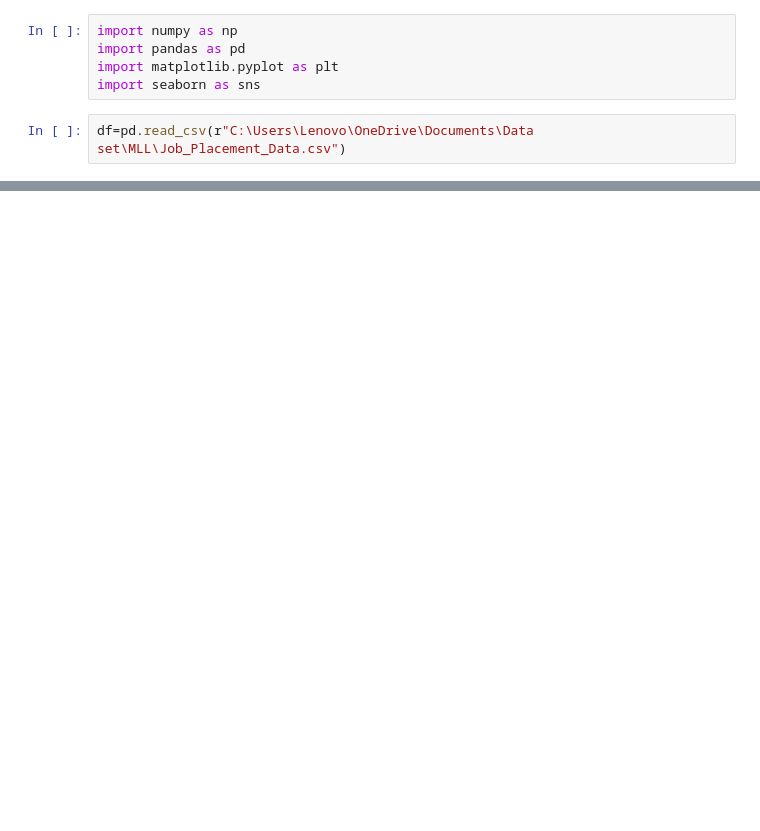
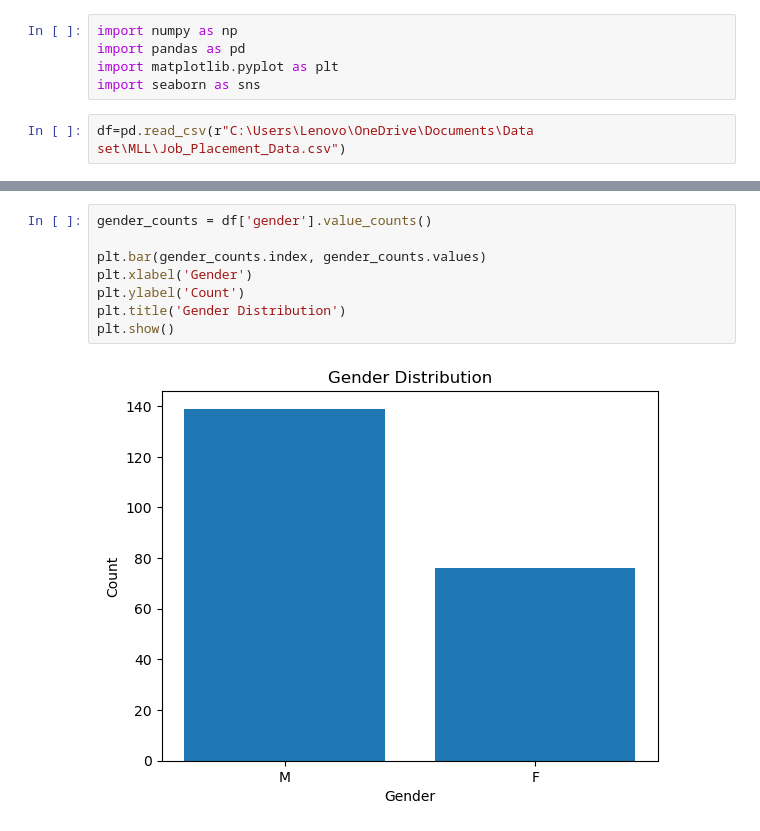
Before and after one commit to HarshRaut9945/Machine-Learning-Project, a Jupyter notebook: Job_place/data.ipynb, the cells around one changed output, grey strips where cells are left out. Cells and saved outputs as stored; diff of their text form; blank space fills up the shorter version.

```diff
--- a/Job_place/data.ipynb
+++ b/Job_place/data.ipynb
@@ -16,0 +118,10 @@ df.
+# %%
+gender_counts = df['gender'].value_counts()
+
+plt.bar(gender_counts.index, gender_counts.values)
+plt.xlabel('Gender')
+plt.ylabel('Count')
+plt.title('Gender Distribution')
+plt.show()
+# %% [output]
+[figure, added]
```
Also changed, not shown: parts of 14 cells of this notebook, 2 other files.
